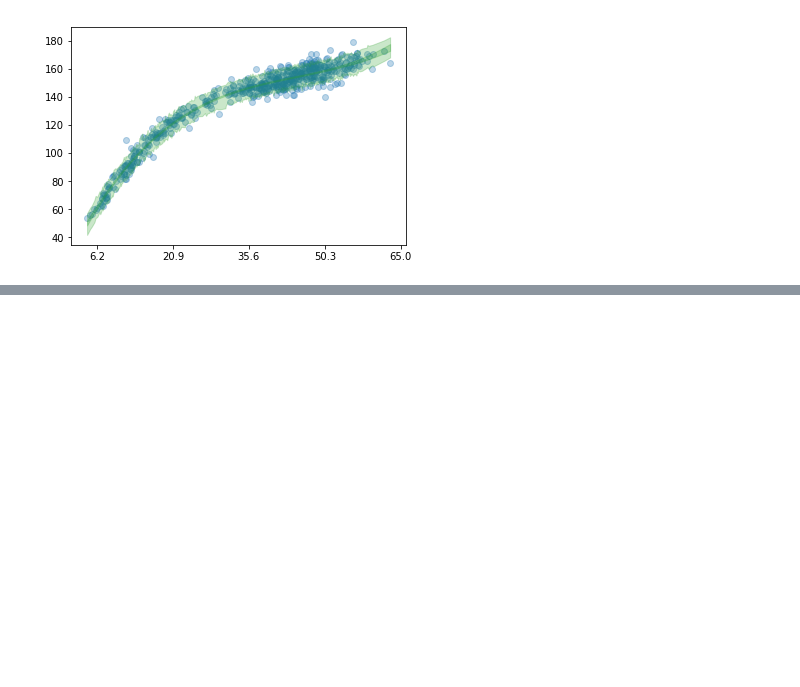
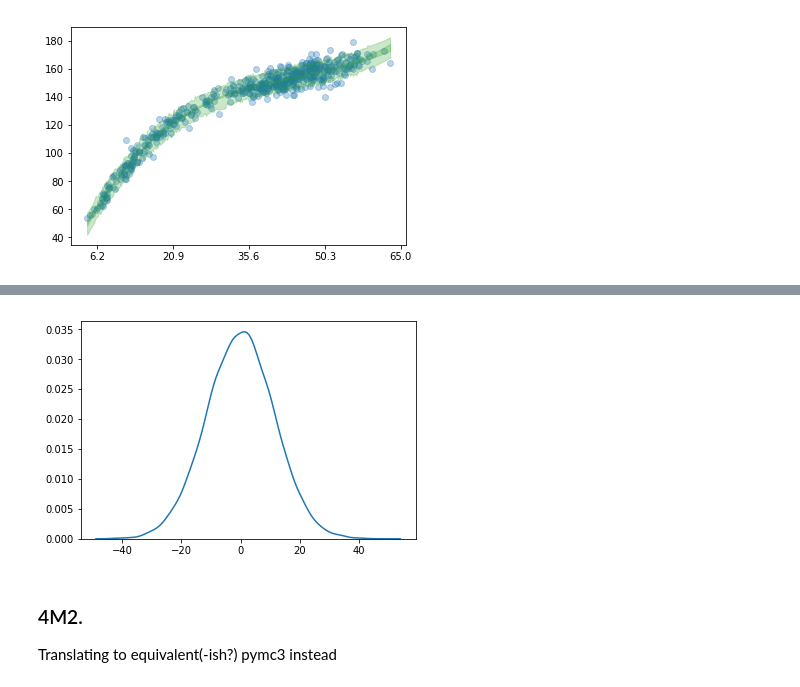
Before and after one commit to nwweber/statistical_rethinking, a Jupyter notebook: chapter_04_linear_models.ipynb, the cells around one changed output, grey strips where cells are left out. Cells and saved outputs as stored; diff of their text form; code cells hidden in the pictures; blank space fills up the shorter version.

```diff
--- a/chapter_04_linear_models.ipynb
+++ b/chapter_04_linear_models.ipynb
@@ -976,0 +997,12 @@ plt.xticks(at, np.round(at * d.weight.std() + d.weight.mean(), 1));
+# %%
+n = 10000
+sigma_samples = np.random.uniform(low=0, high=10, size=n)
+mu_samples = np.random.normal(loc=0, scale=10, size=n)
+y_samples = np.random.normal(loc=mu_samples, scale=sigma_samples)
+import seaborn as sns
+sns.kdeplot(y_samples);
+# %% [output]
+[figure, added]
+# %% [markdown]
+### 4M2.
+Translating to equivalent(-ish?) pymc3 instead
```
Also changed, not shown: parts of 3 cells of this notebook.
